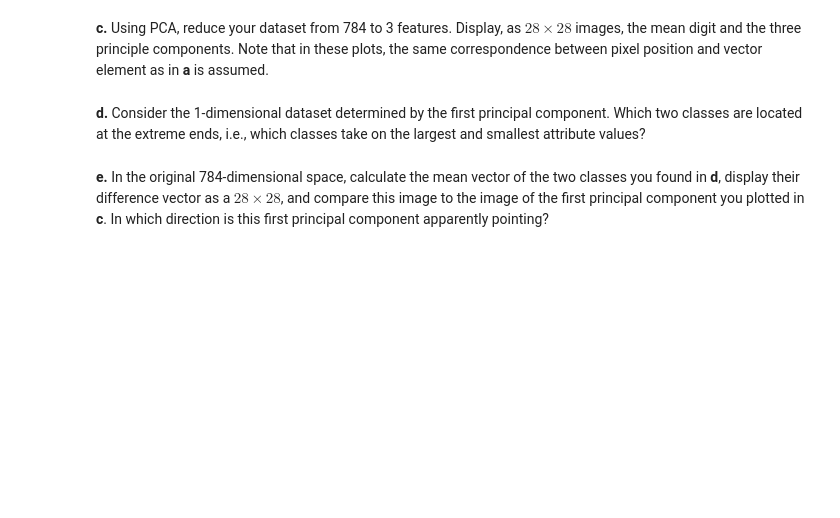
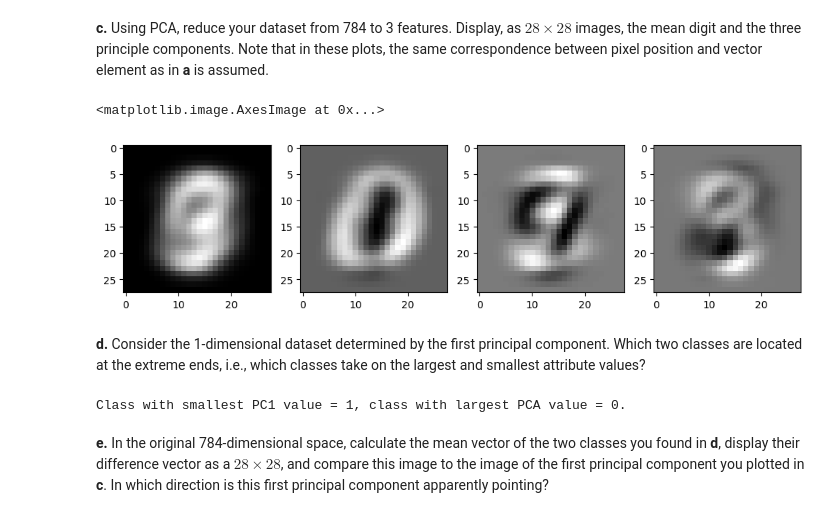
Before and after one commit to lanster42/Erasmus-Notes-25-26, a Jupyter notebook: Data mining and Machine learning/Assignment5/Assignment5_DMML_20251002.ipynb, the cells around one changed output. Drawn from its saved outputs; the diff is of its cells as text; code cells hidden in the pictures; blank space fills up the shorter version.

```diff
--- a/Data mining and Machine learning/Assignment5/Assignment5_DMML_20251002.ipynb
+++ b/Data mining and Machine learning/Assignment5/Assignment5_DMML_20251002.ipynb
@@ -25,6 +67,37 @@ The CSV file mnist_test.csv contains the attributes of 10,000 of such images.  T
 # %% [markdown]
 **c.** Using PCA, reduce your dataset from 784 to 3 features.  Display, as $28 \times 28$ images, the mean digit and the three principle components.  Note that in these plots, the same correspondence between pixel position and vector element as in **a** is assumed.
+# %%
+from sklearn.decomposition import PCA
+new_data = PCA(n_components=3) #this reduces the dataset to 3 new most important features
+new_data.fit(images)
+
+mean_image = new_data.mean_.reshape(28, 28) #we need to first get the mean
+#the first 3 principal components (reshaping them into 28x28 images otherwise it doesn't work):
+pc1 = new_data.components_[0].reshape(28, 28)
+pc2 = new_data.components_[1].reshape(28, 28)
+pc3 = new_data.components_[2].reshape(28, 28)
+
+#displaying:
+fig, axes = plt.subplots(1, 4, figsize=(12, 3)) #we initiate our 4 images
+axes[0].imshow(mean_image, cmap='gray')
+axes[1].imshow(pc1, cmap='gray')
+axes[2].imshow(pc2, cmap='gray')
+axes[3].imshow(pc3, cmap='gray')
+# %% [output]
+<matplotlib.image.AxesImage at 0x...>
+[figure, added]
 # %% [markdown]
 **d.** Consider the 1-dimensional dataset determined by the first principal component.  Which two classes are located at the extreme ends, i.e., which classes take on the largest and smallest attribute values?
+# %%
+X_pca = new_data.transform(images) #transforming the data into PCA space (3 features per image)
+pc1_scores = X_pca[:, 0] #only taking PCA1
+
+#finding indices of smallest and largest PC1 values:
+min_index = np.argmin(pc1_scores)
+max_index = np.argmax(pc1_scores)
+
+print(f"Class with smallest PC1 value = {labels[min_index]}, class with largest PCA value = {labels[max_index]}.")
+# %% [output]
+Class with smallest PC1 value = 1, class with largest PCA value = 0.
 # %% [markdown]
 **e.** In the original 784-dimensional space, calculate the mean vector of the two classes you found in **d**, display their difference vector as a $28 \times 28$, and compare this image to the image of the first principal component you plotted in **c**.  In which direction is this first principal component apparently pointing?
```
Also changed, not shown: parts of 7 cells of this notebook, 1 other file.
